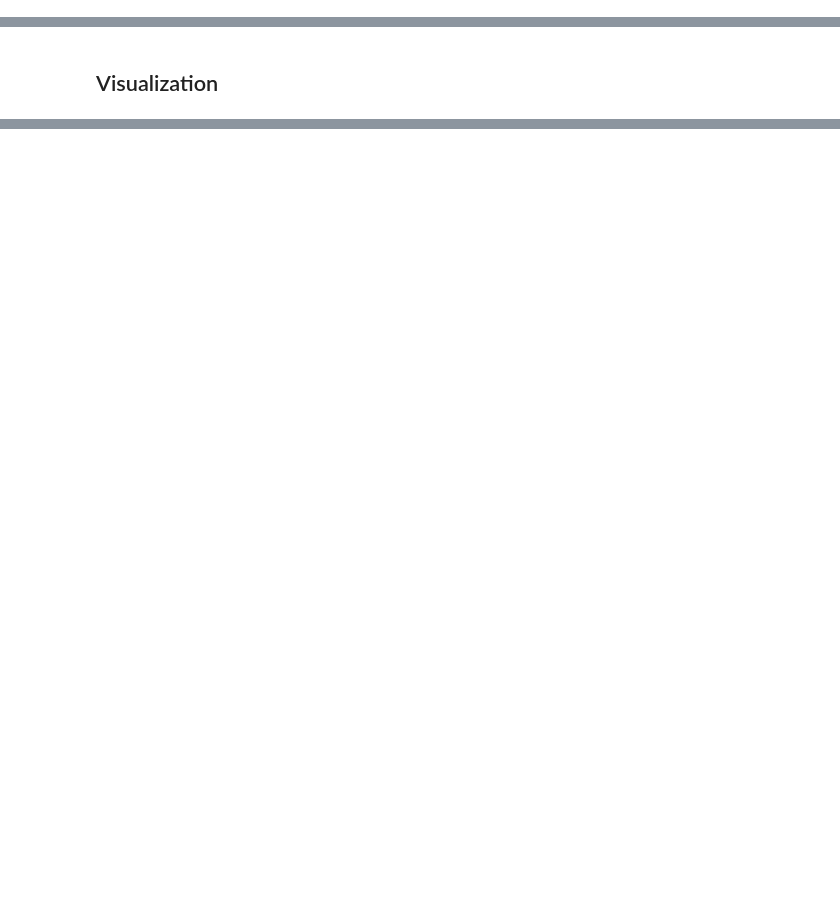
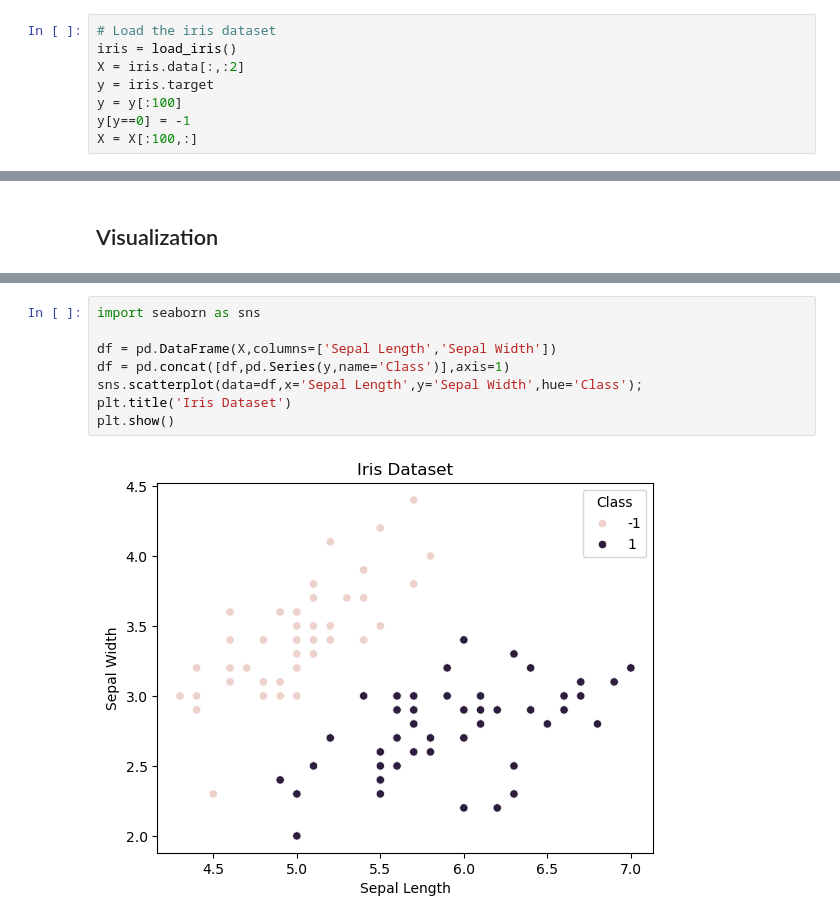
Before and after one commit to LidorErez98/Learning, a Jupyter notebook: SVM/Support Vector Machine.ipynb, the cells around one changed output, grey strips where cells are left out. Drawn from its saved outputs; the diff is of its cells as text; blank space fills up the shorter version.

```diff
--- a/SVM/Support Vector Machine.ipynb
+++ b/SVM/Support Vector Machine.ipynb
@@ -118,0 +226,8 @@ The optimization problem can be solved by many optimization algorithms such as:
+# %%
+# Load the iris dataset
+iris = load_iris()
+X = iris.data[:,:2]
+y = iris.target
+y = y[:100]
+y[y==0] = -1
+X = X[:100,:]
@@ -203,0 +349,10 @@ The SVM algorithm seem to successfuly classify the Iris dataset. The decision bo
+# %%
+import seaborn as sns
+
+df = pd.DataFrame(X,columns=['Sepal Length','Sepal Width'])
+df = pd.concat([df,pd.Series(y,name='Class')],axis=1)
+sns.scatterplot(data=df,x='Sepal Length',y='Sepal Width',hue='Class');
+plt.title('Iris Dataset')
+plt.show()
+# %% [output]
+[figure, added]
```
Also changed, not shown: parts of 36 cells of this notebook, 2 other files.
